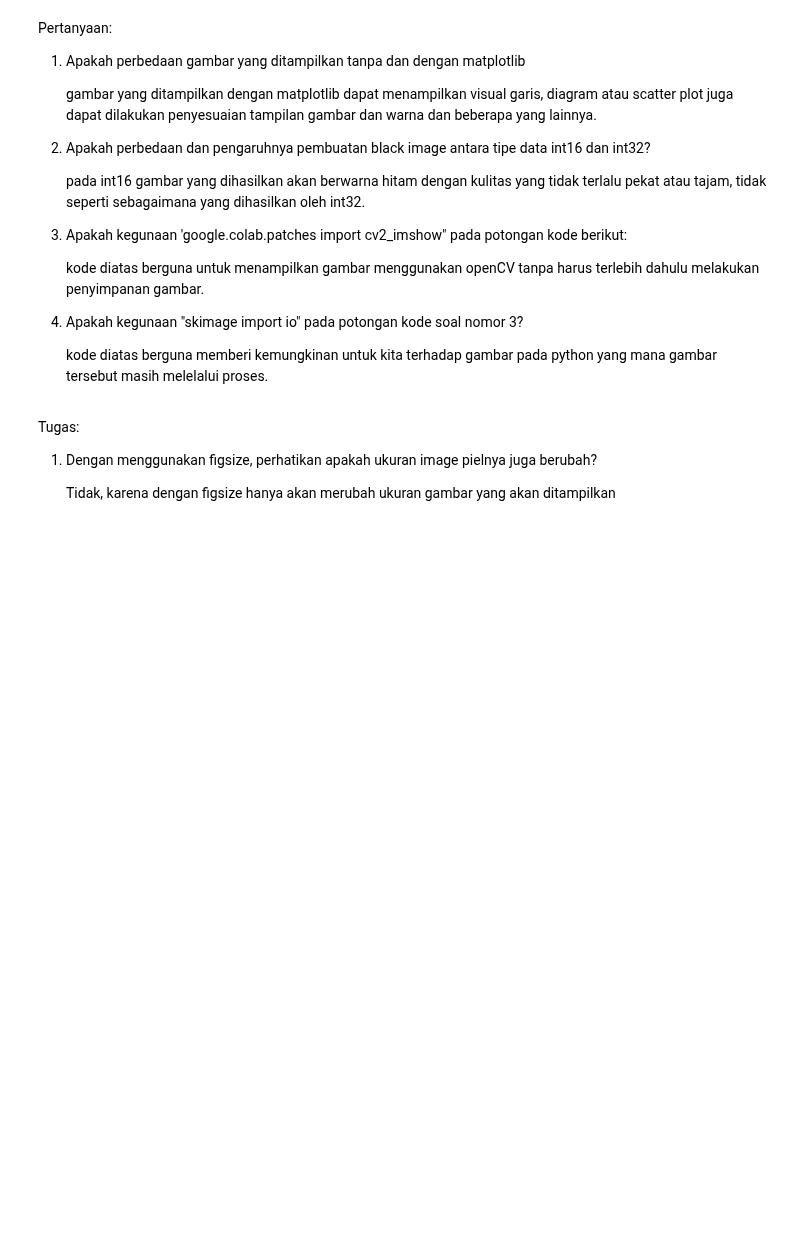
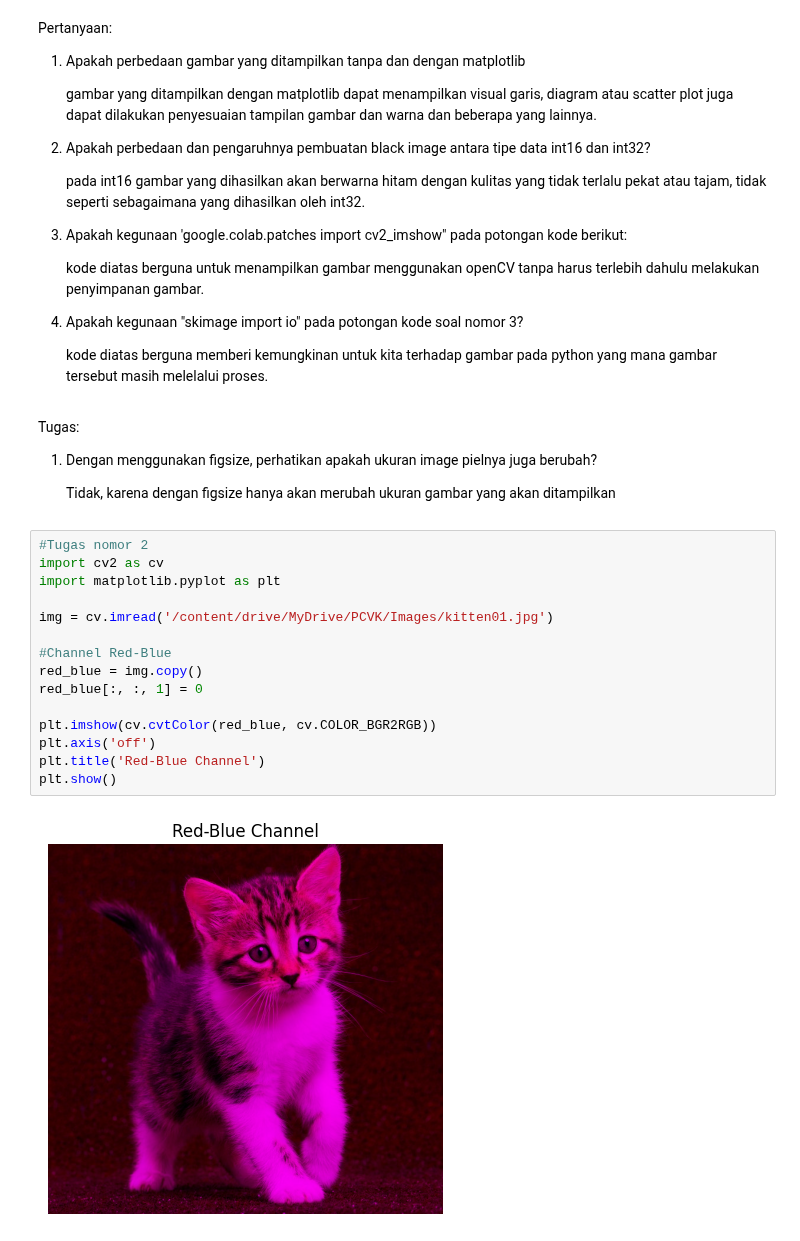
Before and after one commit to Amaliastf/PCVK_Ganjil_2023, a Jupyter notebook: week_02.ipynb, the cells around one changed output. Cells and saved outputs as stored; diff of their text form; blank space fills up the shorter version.

```diff
--- a/week_02.ipynb
+++ b/week_02.ipynb
@@ -152,3 +152,20 @@ Tugas:
 1. Dengan menggunakan figsize, perhatikan apakah ukuran image pielnya juga berubah?
 
       Tidak, karena dengan figsize hanya akan merubah ukuran gambar yang akan ditampilkan
+# %%
+#Tugas nomor 2
+import cv2 as cv
+import matplotlib.pyplot as plt
+
+img = cv.imread('/content/drive/MyDrive/PCVK/Images/kitten01.jpg')
+
+#Channel Red-Blue
+red_blue = img.copy()
+red_blue[:, :, 1] = 0
+
+plt.imshow(cv.cvtColor(red_blue, cv.COLOR_BGR2RGB))
+plt.axis('off')
+plt.title('Red-Blue Channel')
+plt.show()
+# %% [output]
+[figure, added]
```
Also changed, not shown: parts of 3 cells of this notebook.
